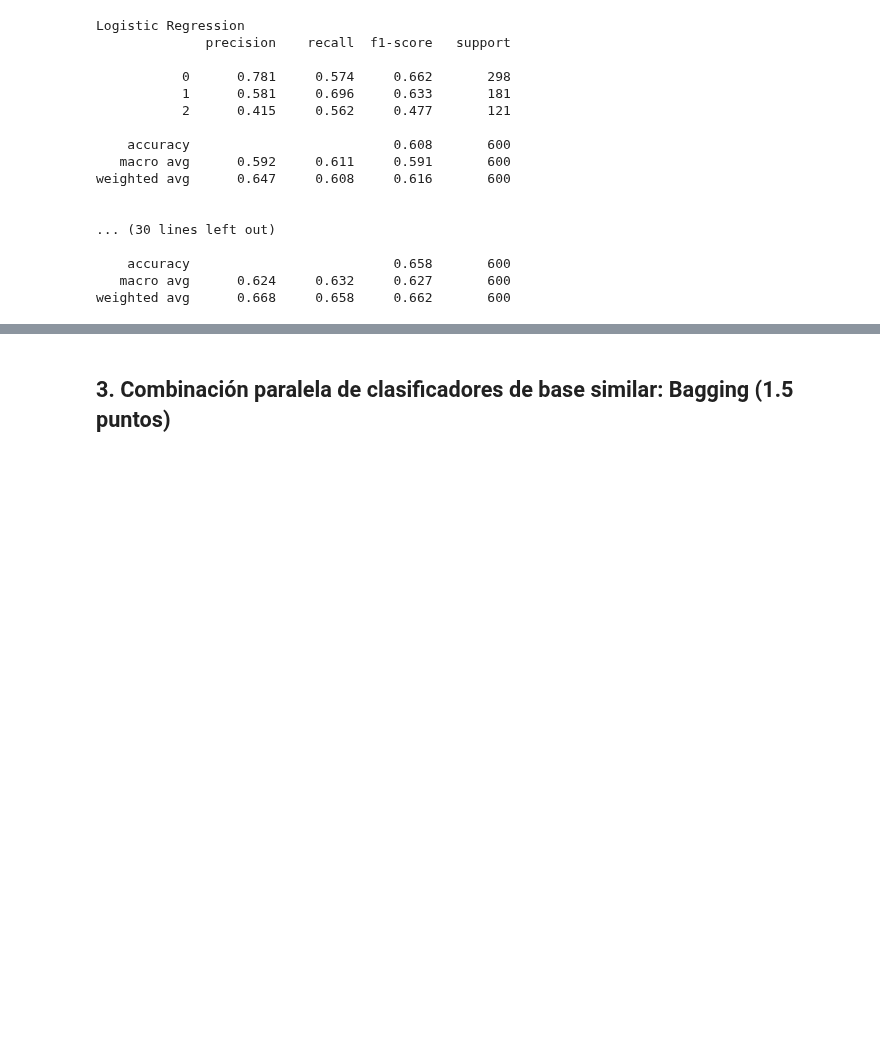
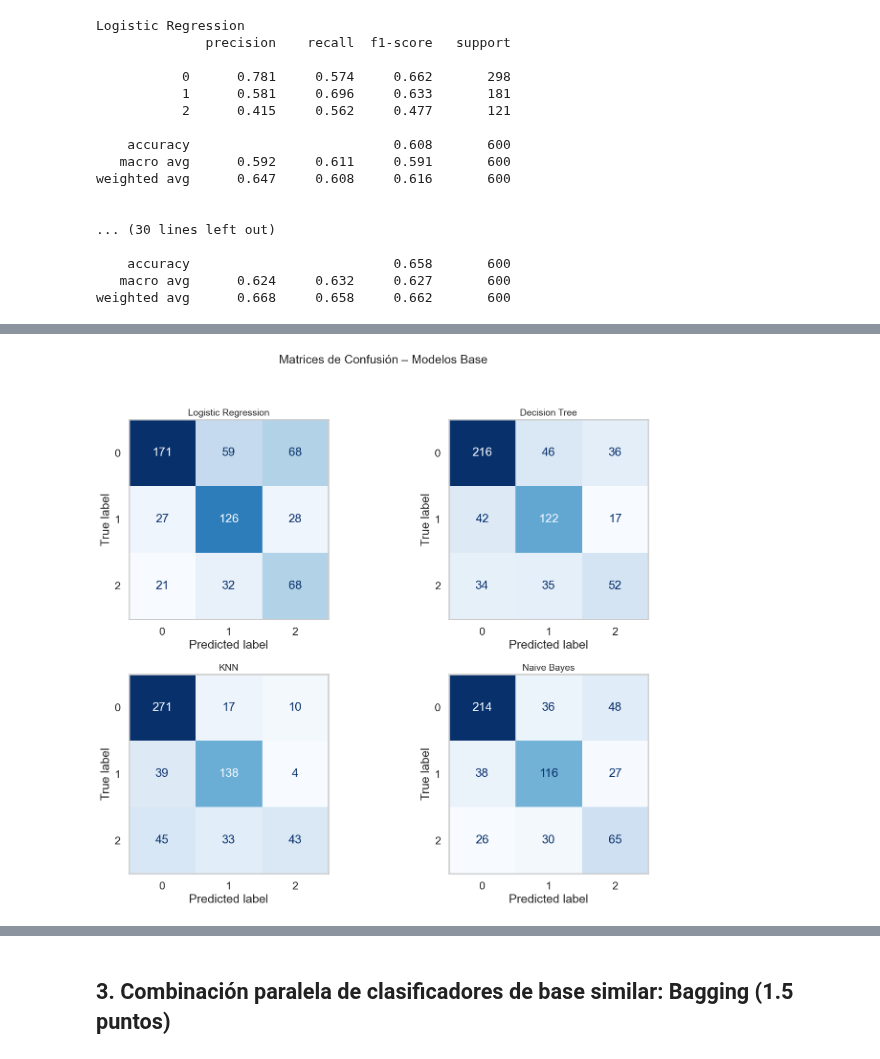
Before and after one commit to JulioUQ/Aprendizaje-automatico-con-python, a Jupyter notebook: Bloque 4 - Combinación-de-modelos/PEC/M2_891_20251_PEC4_UBEDAQUESADAJULIO.ipynb, the cells around one changed output, grey strips where cells are left out. Cells and saved outputs as stored; diff of their text form; code cells hidden in the pictures; blank space fills up the shorter version.

```diff
--- a/Bloque 4 - Combinación-de-modelos/PEC/M2_891_20251_PEC4_UBEDAQUESADAJULIO.ipynb
+++ b/Bloque 4 - Combinación-de-modelos/PEC/M2_891_20251_PEC4_UBEDAQUESADAJULIO.ipynb
@@ -909,0 +1139,36 @@ weighted avg      0.668     0.658     0.662       600
+# %%
+# Diccionario con las predicciones de los modelos base
+y_pred_models = {
+    "Logistic Regression": y_pred_log,
+    "Decision Tree": y_pred_dt,
+    "KNN": y_pred_knn,
+    "Naive Bayes": y_pred_nb
+}
+
+# Crear figura con mosaico 2x2
+fig, axes = plt.subplots(2, 2, figsize=(14, 12))
+axes = axes.ravel()  # Aplanar para iterar fácilmente
+
+# Etiquetas de las clases
+labels = sorted(y_test.unique())
+
+# Dibujar cada matriz de confusión en su subplot
+for ax, (name, y_pred) in zip(axes, y_pred_models.items()):
+    cm = confusion_matrix(y_test, y_pred)
+    disp = ConfusionMatrixDisplay(
+        confusion_matrix=cm,
+        display_labels=labels
+    )
+    disp.plot(ax=ax, cmap="Blues", colorbar=False)
+    ax.set_title(f"{name}", fontsize=14)
+    ax.grid(False)
+
+# Ajustes finales
+fig.suptitle("Matrices de Confusión – Modelos Base", fontsize=18)
+plt.tight_layout(rect=[0, 0, 1, 0.95])
+plt.savefig(r'..\Visualizaciones\cm_models_base.png', dpi=300, bbox_inches='tight')
+
+# Mostrar figura
+plt.show()
+# %% [output]
+[figure, added]
```
Also changed, not shown: parts of 83 cells of this notebook, 18 other files.
